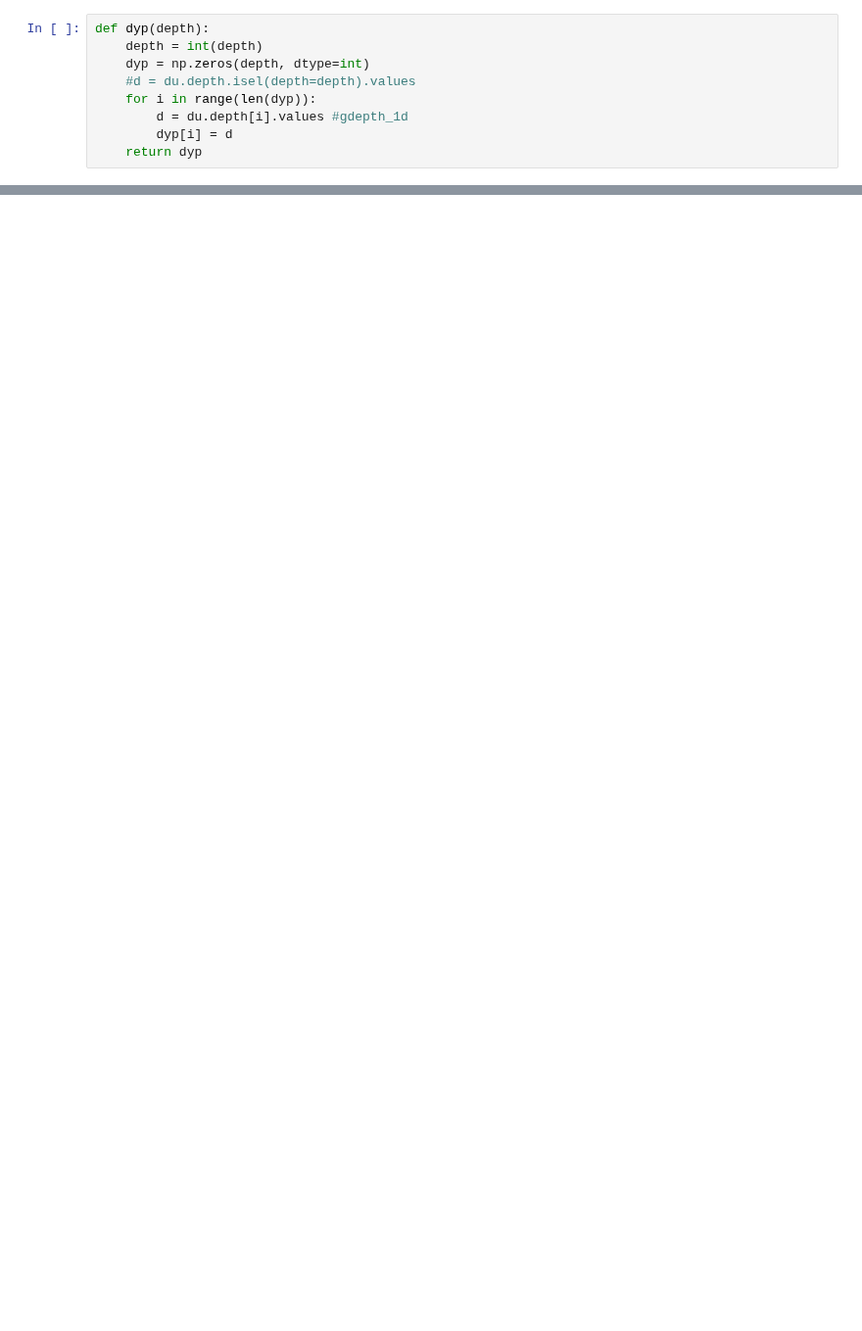
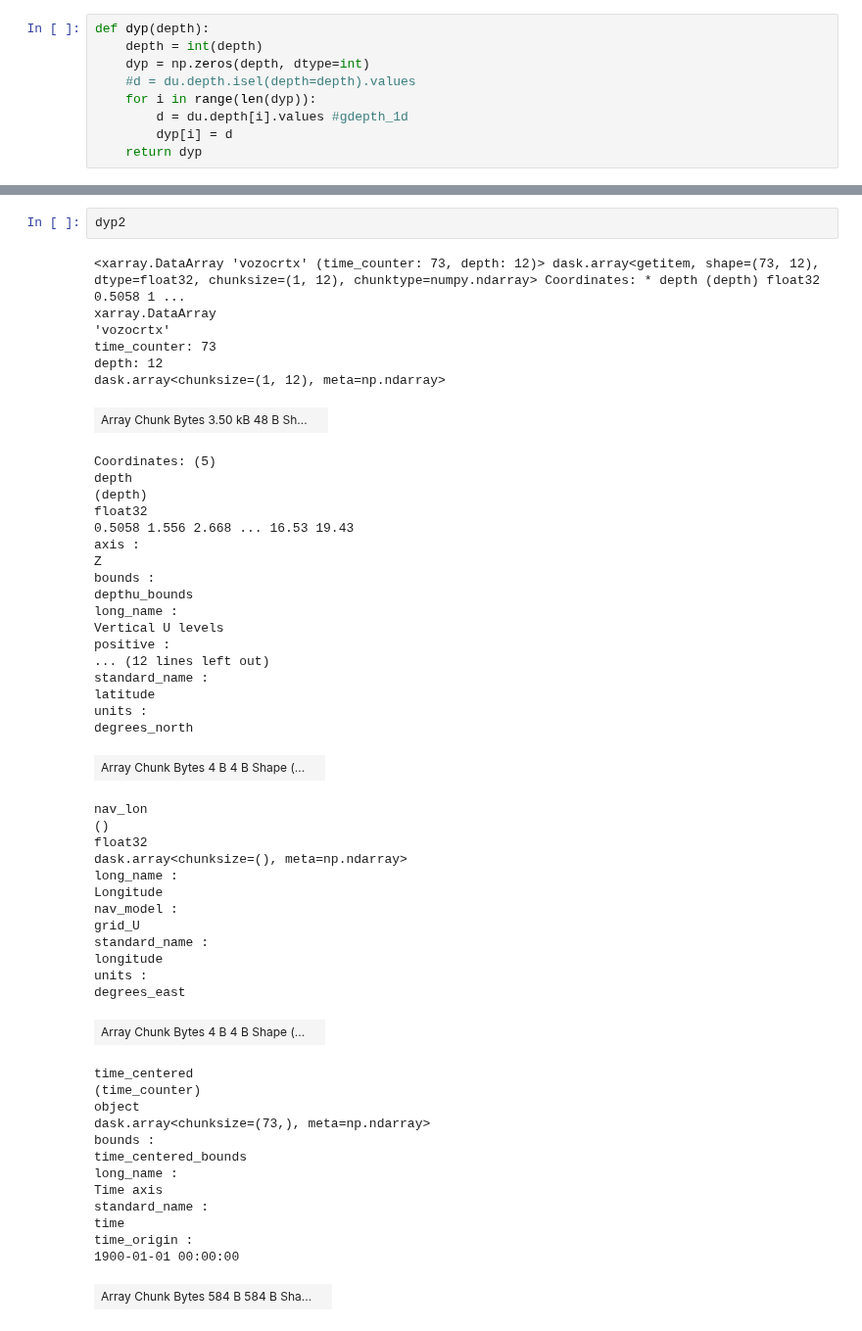
Before and after one commit to kaje2301/Master_2022, a Jupyter notebook: PCz_calculations.ipynb, the cells around one changed output, grey strips where cells are left out. Shown at 98% size. Drawn from its saved outputs; the diff is of its cells as text; blank space fills up the shorter version.

```diff
--- a/PCz_calculations.ipynb
+++ b/PCz_calculations.ipynb
@@ -375,0 +353,54 @@ d[d==-1] = 0
+# %%
+dyp2
+# %% [output]
+<xarray.DataArray 'vozocrtx' (time_counter: 73, depth: 12)> dask.array<getitem, shape=(73, 12), dtype=float32, chunksize=(1, 12), chunktype=numpy.ndarray> Coordinates: * depth (depth) float32 0.5058 1 ...
+xarray.DataArray
+'vozocrtx'
+time_counter: 73
+depth: 12
+dask.array<chunksize=(1, 12), meta=np.ndarray>
+| Array Chunk Bytes 3.50 kB 48 B Sh... |  |
+Coordinates: (5)
+depth
+(depth)
+float32
+0.5058 1.556 2.668 ... 16.53 19.43
+axis :
+Z
+bounds :
+depthu_bounds
+long_name :
+Vertical U levels
+positive :
+... (12 lines left out)
+standard_name :
+latitude
+units :
+degrees_north
+| Array Chunk Bytes 4 B 4 B Shape (... |  |
+nav_lon
+()
+float32
+dask.array<chunksize=(), meta=np.ndarray>
+long_name :
+Longitude
+nav_model :
+grid_U
+standard_name :
+longitude
+units :
+degrees_east
+| Array Chunk Bytes 4 B 4 B Shape (... |  |
+time_centered
+(time_counter)
+object
+dask.array<chunksize=(73,), meta=np.ndarray>
+bounds :
+time_centered_bounds
+long_name :
+Time axis
+standard_name :
+time
+time_origin :
+1900-01-01 00:00:00
+| Array Chunk Bytes 584 B 584 B Sha... |  |
```
Also changed, not shown: parts of 43 cells of this notebook, 2 other files.
